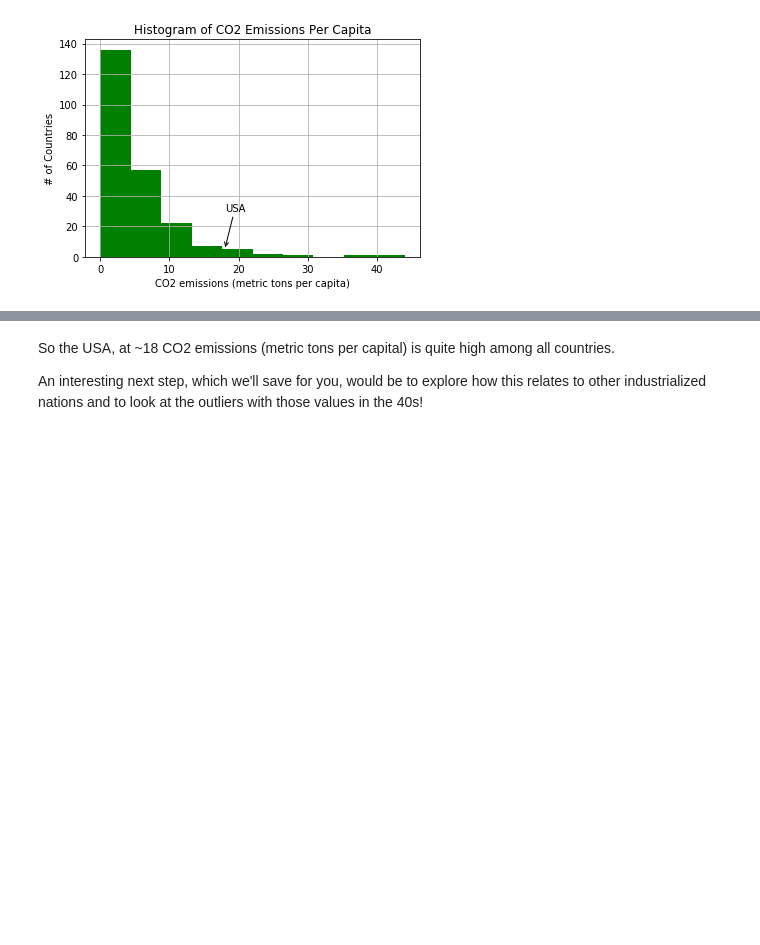
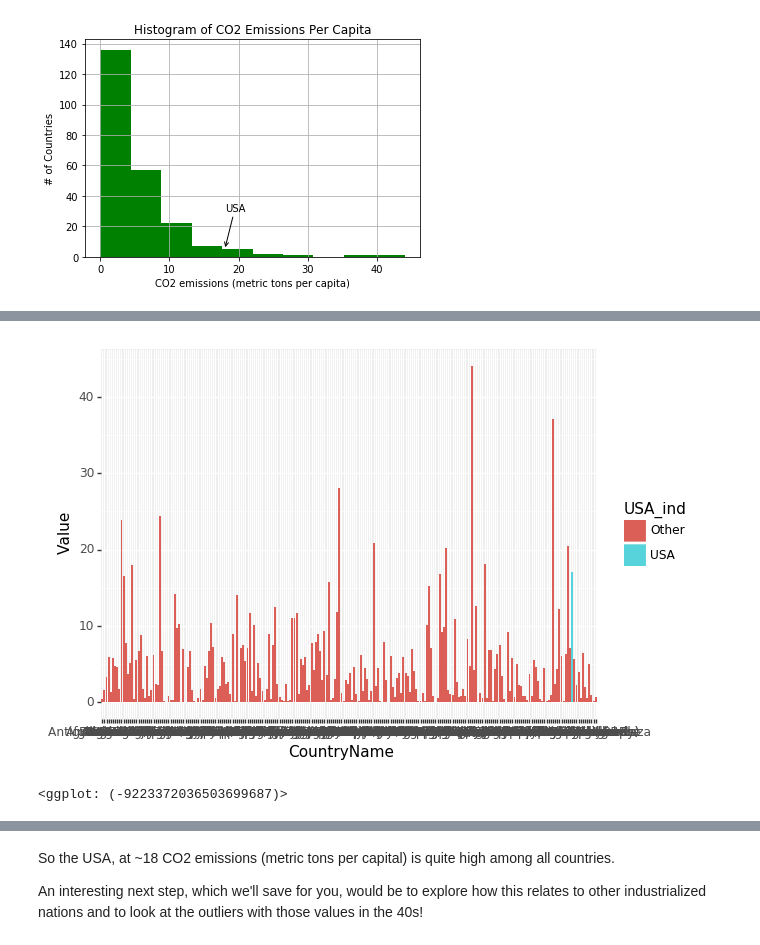
Before and after one commit to ingonader/python-for-data-science-edx, a Jupyter notebook: week-05-visualization/05a_Matplotlib_Notebook.ipynb, the cells around one changed output, grey strips where cells are left out. Saved outputs shown, nothing was run; the diff lists cells and outputs as text; code cells hidden in the pictures; blank space fills up the shorter version.

Commit message:
Add comments and ggplot plots

```diff
--- a/week-05-visualization/05a_Matplotlib_Notebook.ipynb
+++ b/week-05-visualization/05a_Matplotlib_Notebook.ipynb
@@ -334,0 +368,6 @@ See the caveats in the documentation: http://pandas.pydata.org/pandas-docs/stabl
+# %%
+ggplot(co2_2011, aes(y = 'Value', x = 'CountryName', fill = 'USA_ind')) + geom_bar(stat = 'identity')
+## not actually what I wanted...
+# %% [output]
+[figure, added]
+<ggplot: (-9223372036503699687)>
```
Also changed, not shown: parts of 9 cells of this notebook.
